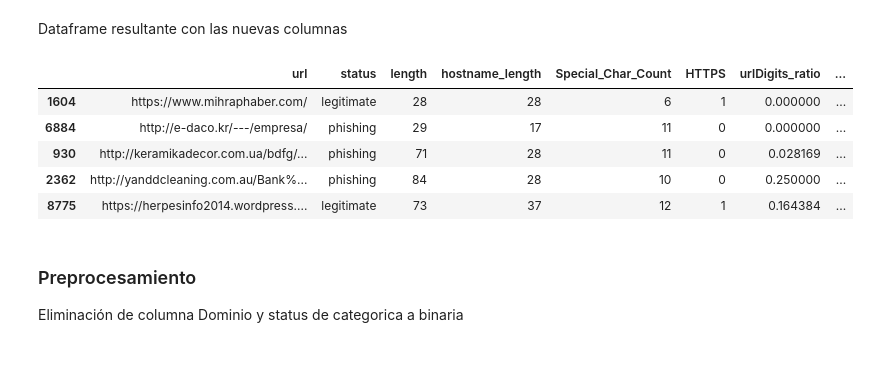
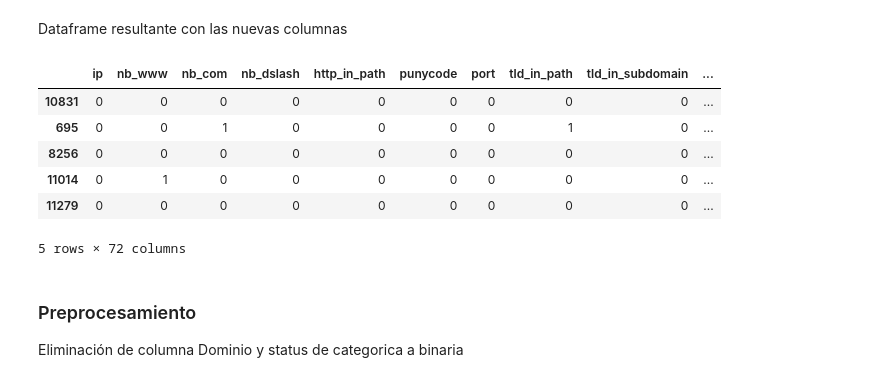
Before and after one commit to JavierCotto5201/LAB1_SDS, a Jupyter notebook: Laoratorio 1.ipynb, the cells around one changed output. Saved outputs shown, nothing was run; the diff lists cells and outputs as text; code cells hidden in the pictures.

```diff
--- a/Laoratorio 1.ipynb
+++ b/Laoratorio 1.ipynb
@@ -72,5 +75,4 @@ Las características del articulo son:
 * f27: Ratio of digits in hostnames
 # %%
 # Creamos un nuevo dataframe para que sea más fácil la manipulación de datos
-dfNew = df[['url', 'status']]
-dfNew.head(5)
+df_copy = df.copy()
@@ -94,4 +89,4 @@ dfNew.head(5)
 ### Funciones
 # %%
 # Obtenemos F1
-dfNew['length'] = dfNew['url'].str.len()
+df_copy['length'] = df_copy['url'].str.len()
@@ -212,14 +183,15 @@ See the caveats in the documentation: https://pandas.pydata.org/pandas-docs/stab
 # %% [markdown]
 Dataframe resultante con las nuevas columnas
 # %%
-dfNew.sample(5)
+df_copy.sample(5)
 # %% [output]
-|  | url | status | length | hostname_length | Special_Char_Count | HTTPS | urlDigits_ratio | ... |
-| 1604 | https://www.mihraphaber.com/ | legitimate | 28 | 28 | 6 | 1 | 0.000000 | ... |
-| 6884 | http://e-daco.kr/---/empresa/ | phishing | 29 | 17 | 11 | 0 | 0.000000 | ... |
-| 930 | http://keramikadecor.com.ua/bdfg/... | phishing | 71 | 28 | 11 | 0 | 0.028169 | ... |
-| 2362 | http://yanddcleaning.com.au/Bank%... | phishing | 84 | 28 | 10 | 0 | 0.250000 | ... |
-| 8775 | https://herpesinfo2014.wordpress.... | legitimate | 73 | 37 | 12 | 1 | 0.164384 | ... |
+|  | ip | nb_www | nb_com | nb_dslash | http_in_path | punycode | port | tld_in_path | tld_in_subdomain | ... |
+| 10831 | 0 | 0 | 0 | 0 | 0 | 0 | 0 | 0 | 0 | ... |
+| 695 | 0 | 0 | 1 | 0 | 0 | 0 | 0 | 1 | 0 | ... |
+| 8256 | 0 | 0 | 0 | 0 | 0 | 0 | 0 | 0 | 0 | ... |
+| 11014 | 0 | 1 | 0 | 0 | 0 | 0 | 0 | 0 | 0 | ... |
+| 11279 | 0 | 0 | 0 | 0 | 0 | 0 | 0 | 0 | 0 | ... |
+5 rows × 72 columns
 # %% [markdown]
 ### Preprocesamiento
 Eliminación de columna Dominio y status de categorica a binaria
```
Also changed, not shown: parts of 72 cells of this notebook, 3 other files.
